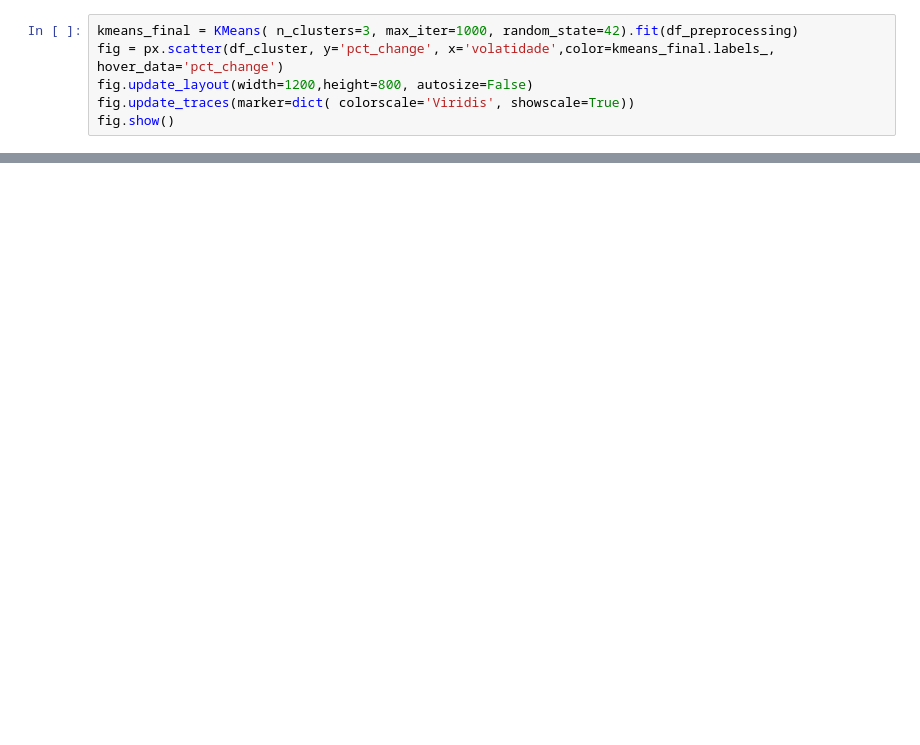
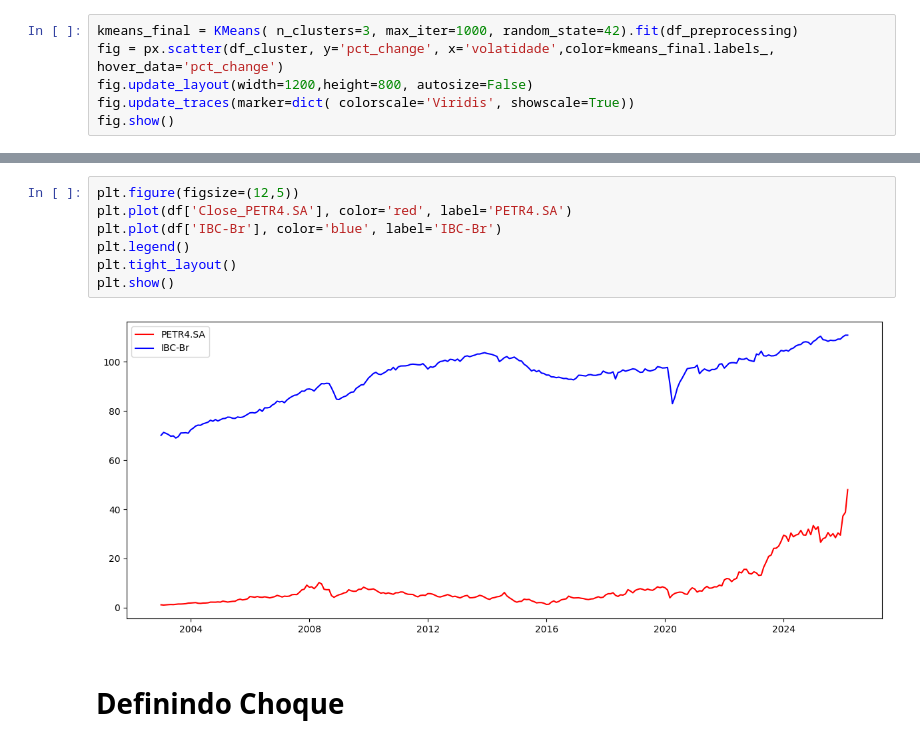
Before and after one commit to WesleySouza13/oil-price-shock-analysis, a Jupyter notebook: notebooks/01_time_series.ipynb, the cells around one changed output, grey strips where cells are left out. Cells and saved outputs as stored; diff of their text form; blank space fills up the shorter version.

```diff
--- a/notebooks/01_time_series.ipynb
+++ b/notebooks/01_time_series.ipynb
@@ -418,0 +432,11 @@ df_cluster
+# %%
+plt.figure(figsize=(12,5))
+plt.plot(df['Close_PETR4.SA'], color='red', label='PETR4.SA')
+plt.plot(df['IBC-Br'], color='blue', label='IBC-Br')
+plt.legend()
+plt.tight_layout()
+plt.show()
+# %% [output]
+[figure, added]
+# %% [markdown]
+# Definindo Choque
```
Also changed, not shown: parts of 23 cells of this notebook, 3 other files.
